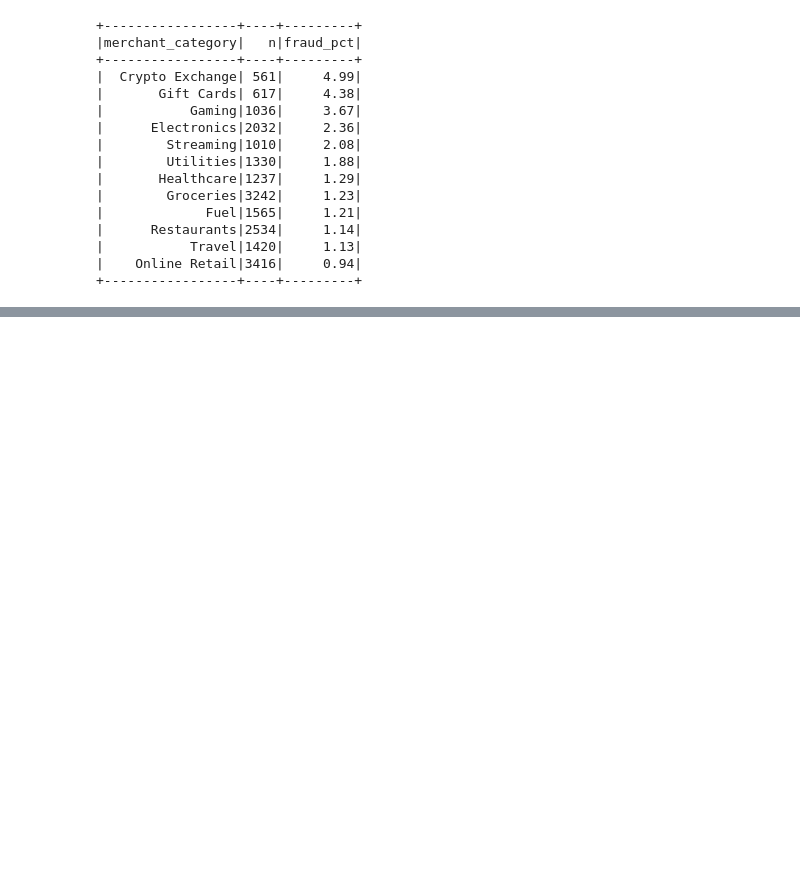
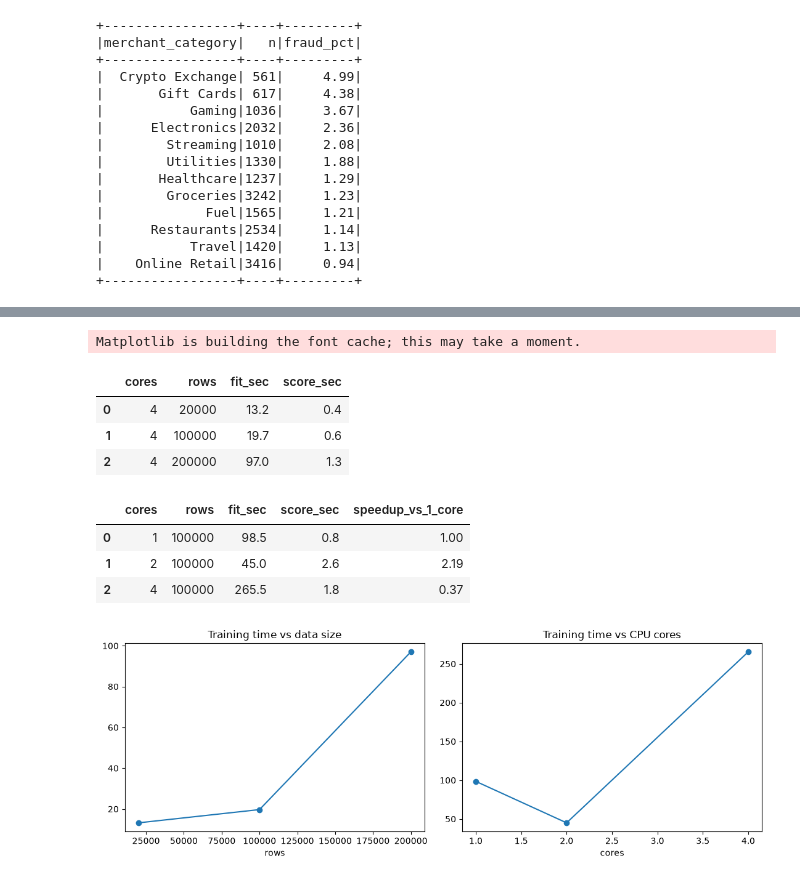
Before and after one commit to WanshikaGautam/cluster-project, a Jupyter notebook: notebooks/load_and_explore.ipynb, the cells around one changed output, grey strips where cells are left out. Drawn from its saved outputs; the diff is of its cells as text; code cells hidden in the pictures; blank space fills up the shorter version.

```diff
--- a/notebooks/load_and_explore.ipynb
+++ b/notebooks/load_and_explore.ipynb
@@ -309,0 +448,48 @@ spark.sql("""
+# %%
+import matplotlib.pyplot as plt
+
+QUICK = True
+SIZE_FACTORS = [1, 5, 10] if QUICK else [1, 5, 10, 25]
+CORE_COUNTS = [c for c in (1, 2, 4, 8) if c <= (os.cpu_count() or 1)]
+CORE_TEST_FACTOR = 5 if QUICK else 10
+
+def get_spark(master="local[*]"):
+    return (SparkSession.builder.master(master).appName("fraud-detection")
+            .config("spark.driver.memory", "4g")
+            .config("spark.sql.shuffle.partitions", "8").getOrCreate())
+
+def timing_run(cores, factor):
+    global spark
+    spark.stop()
+    spark = get_spark("local[*]" if cores is None else f"local[{cores}]")
+    base = spark.read.option("header", True).schema(SCHEMA).csv(DATA_PATH)
+    big = base.crossJoin(spark.range(factor)).drop("id") if factor > 1 else base
+    big = add_features(big).repartition(8).cache()
+    n = big.count()
+    pipe = build_pipeline(RandomForestClassifier(labelCol="is_fraud", numTrees=20,
+                                                 maxDepth=6, seed=SEED), ALL_FEATS)
+    t0 = time.time(); model = pipe.fit(big); fit_s = time.time() - t0
+    t0 = time.time(); model.transform(big).count(); score_s = time.time() - t0
+    return {"cores": cores or os.cpu_count(), "rows": n,
+            "fit_sec": round(fit_s, 1), "score_sec": round(score_s, 1)}
+
+size_df = pd.DataFrame([timing_run(None, f) for f in SIZE_FACTORS])
+core_df = pd.DataFrame([timing_run(c, CORE_TEST_FACTOR) for c in CORE_COUNTS])
+core_df["speedup_vs_1_core"] = (core_df["fit_sec"].iloc[0] / core_df["fit_sec"]).round(2)
+display(size_df); display(core_df)
+
+fig, axes = plt.subplots(1, 2, figsize=(11, 4))
+size_df.plot(x="rows", y="fit_sec", marker="o", ax=axes[0], legend=False, title="Training time vs data size")
+core_df.plot(x="cores", y="fit_sec", marker="o", ax=axes[1], legend=False, title="Training time vs CPU cores")
+plt.tight_layout(); plt.show()
+# %% [output]
+Matplotlib is building the font cache; this may take a moment.
+|  | cores | rows | fit_sec | score_sec |
+| 0 | 4 | 20000 | 13.2 | 0.4 |
+| 1 | 4 | 100000 | 19.7 | 0.6 |
+| 2 | 4 | 200000 | 97.0 | 1.3 |
+|  | cores | rows | fit_sec | score_sec | speedup_vs_1_core |
+| 0 | 1 | 100000 | 98.5 | 0.8 | 1.00 |
+| 1 | 2 | 100000 | 45.0 | 2.6 | 2.19 |
+| 2 | 4 | 100000 | 265.5 | 1.8 | 0.37 |
+[figure, added]
```
Also changed, not shown: parts of 5 cells of this notebook, 1 other file.
